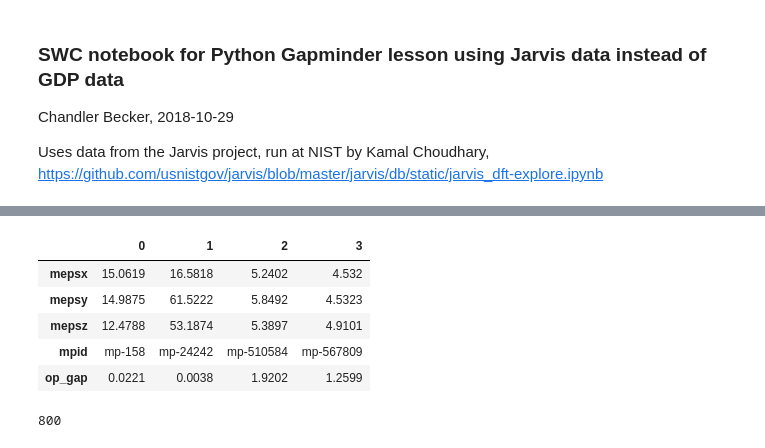
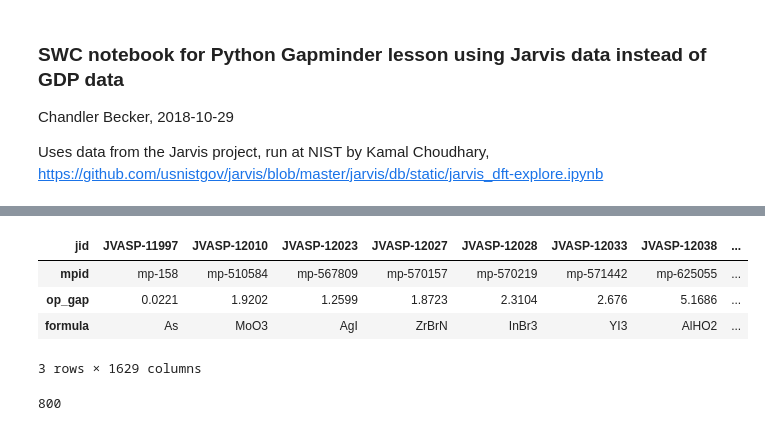
Before and after one commit to wd15/python-novice-gapminder-sciserver, a Jupyter notebook: python_gapminder_jarvis.ipynb, the cells around one changed output, grey strips where cells are left out. Drawn from its saved outputs; the diff is of its cells as text; code cells hidden in the pictures.

```diff
--- a/python_gapminder_jarvis.ipynb
+++ b/python_gapminder_jarvis.ipynb
@@ -133,0 +141,2 @@ max    53.187400  1.920200
+# %%
+data_all = pandas.read_csv('data/jarvis_all.csv', index_col='jid')
@@ -142,12 +180,11 @@ data.head()
 # %%
-data.T.tail()
+data_all.T.tail(n=3)
 # %% [output]
-|  | 0 | 1 | 2 | 3 |
-| mepsx | 15.0619 | 16.5818 | 5.2402 | 4.532 |
-| mepsy | 14.9875 | 61.5222 | 5.8492 | 4.5323 |
-| mepsz | 12.4788 | 53.1874 | 5.3897 | 4.9101 |
-| mpid | mp-158 | mp-24242 | mp-510584 | mp-567809 |
-| op_gap | 0.0221 | 0.0038 | 1.9202 | 1.2599 |
+| jid | JVASP-11997 | JVASP-12010 | JVASP-12023 | JVASP-12027 | JVASP-12028 | JVASP-12033 | JVASP-12038 | ... |
+| mpid | mp-158 | mp-510584 | mp-567809 | mp-570157 | mp-570219 | mp-571442 | mp-625055 | ... |
+| op_gap | 0.0221 | 1.9202 | 1.2599 | 1.8723 | 2.3104 | 2.676 | 5.1686 | ... |
+| formula | As | MoO3 | AgI | ZrBrN | InBr3 | YI3 | AlHO2 | ... |
+3 rows × 1629 columns
 # %%
 data = pandas.read_csv('jarvis_data_mvc.csv', index_col='jid')
 # %%
```
Also changed, not shown: parts of 11 cells of this notebook, 1 other file.
